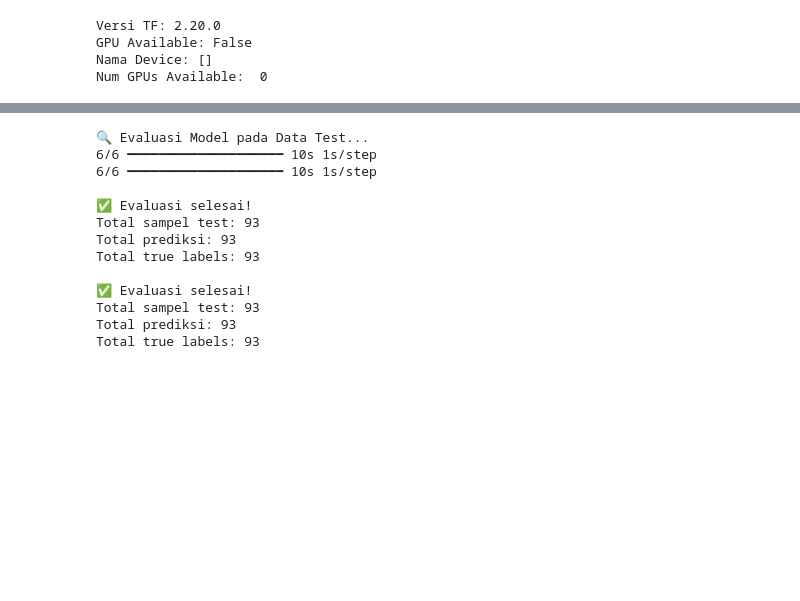
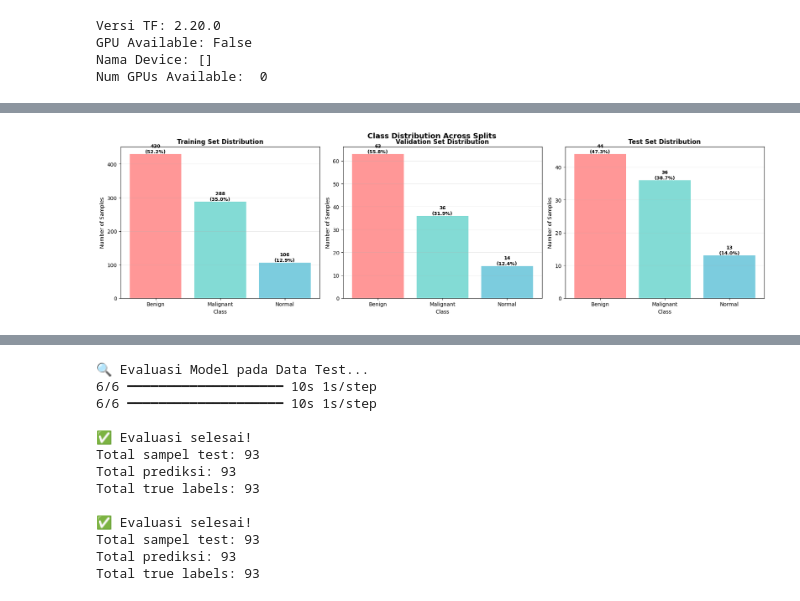
Before and after one commit to Kruwpuck/DenseNet201-Breast-Cancer-Classification, a Jupyter notebook: v3.ipynb, the cells around one changed output, grey strips where cells are left out. Saved outputs shown, nothing was run; the diff lists cells and outputs as text; code cells hidden in the pictures; blank space fills up the shorter version.

```diff
--- a/v3.ipynb
+++ b/v3.ipynb
@@ -303,0 +423,65 @@ Total data test: 93
+# %%
+# ===================================================================
+# ANALISIS DISTRIBUSI KELAS (Class Distribution Analysis)
+# ===================================================================
+
+print("=" * 60)
+print("📊 DISTRIBUSI KELAS PADA DATASET")
+print("=" * 60)
+
+# Hitung distribusi untuk setiap split
+splits = {
+    'Training': train_generator,
+    'Validation': validation_generator,
+    'Test': test_generator
+}
+
+for split_name, generator in splits.items():
+    print(f"\n{split_name} Set:")
+    print("-" * 40)
+
+    # Hitung jumlah sampel per kelas
+    class_counts = {}
+    for idx, class_name in enumerate(class_names):
+        count = np.sum(generator.classes == idx)
+        class_counts[class_name] = count
+        percentage = (count / generator.samples) * 100
+        print(f"  {class_name.capitalize():12s}: {count:4d} ({percentage:5.2f}%)")
+
+    print(f"  {'Total':12s}: {generator.samples:4d}")
+
+    # Hitung imbalance ratio
+    max_count = max(class_counts.values())
+    min_count = min(class_counts.values())
+    imbalance_ratio = max_count / min_count
+    print(f"  Imbalance Ratio: {imbalance_ratio:.2f}:1")
+
+print("\n" + "=" * 60)
+print("⚠️  PERHATIAN: Dataset memiliki ketidakseimbangan kelas!")
+print("   Kelas mayoritas (Benign) bisa mendominasi prediksi model.")
+print("   Solusi: Menggunakan Class Weights untuk menyeimbangkan.")
+print("=" * 60 + "\n")
+
+# Visualisasi distribusi
+fig, axes = plt.subplots(1, 3, figsize=(18, 5))
+
+for idx, (split_name, generator) in enumerate(splits.items()):
+    class_counts = [np.sum(generator.classes == i) for i in range(NUM_CLASSES)]
+    colors = ['#FF6B6B', '#4ECDC4', '#45B7D1']
+
+    axes[idx].bar([c.capitalize() for c in class_names], class_counts, color=colors, alpha=0.7)
+    axes[idx].set_title(f'{split_name} Set Distribution', fontsize=12, fontweight='bold')
+    axes[idx].set_ylabel('Number of Samples', fontsize=10)
+    axes[idx].set_xlabel('Class', fontsize=10)
+    axes[idx].grid(axis='y', alpha=0.3)
+
+    # Tambahkan nilai di atas bar
+    for i, count in enumerate(class_counts):
+        percentage = (count / generator.samples) * 100
+        axes[idx].text(i, count, f'{count}\n({percentage:.1f}%)',
+                      ha='center', va='bottom', fontsize=9, fontweight='bold')
+
+plt.tight_layout()
+plt.suptitle('Class Distribution Across Splits', fontsize=14, fontweight='bold', y=1.002)
+plt.show()
+# %% [output]
@@ -303,0 +505 @@ Total data test: 93
+[figure, added]
```
Also changed, not shown: parts of 23 cells of this notebook, 2 other files.
